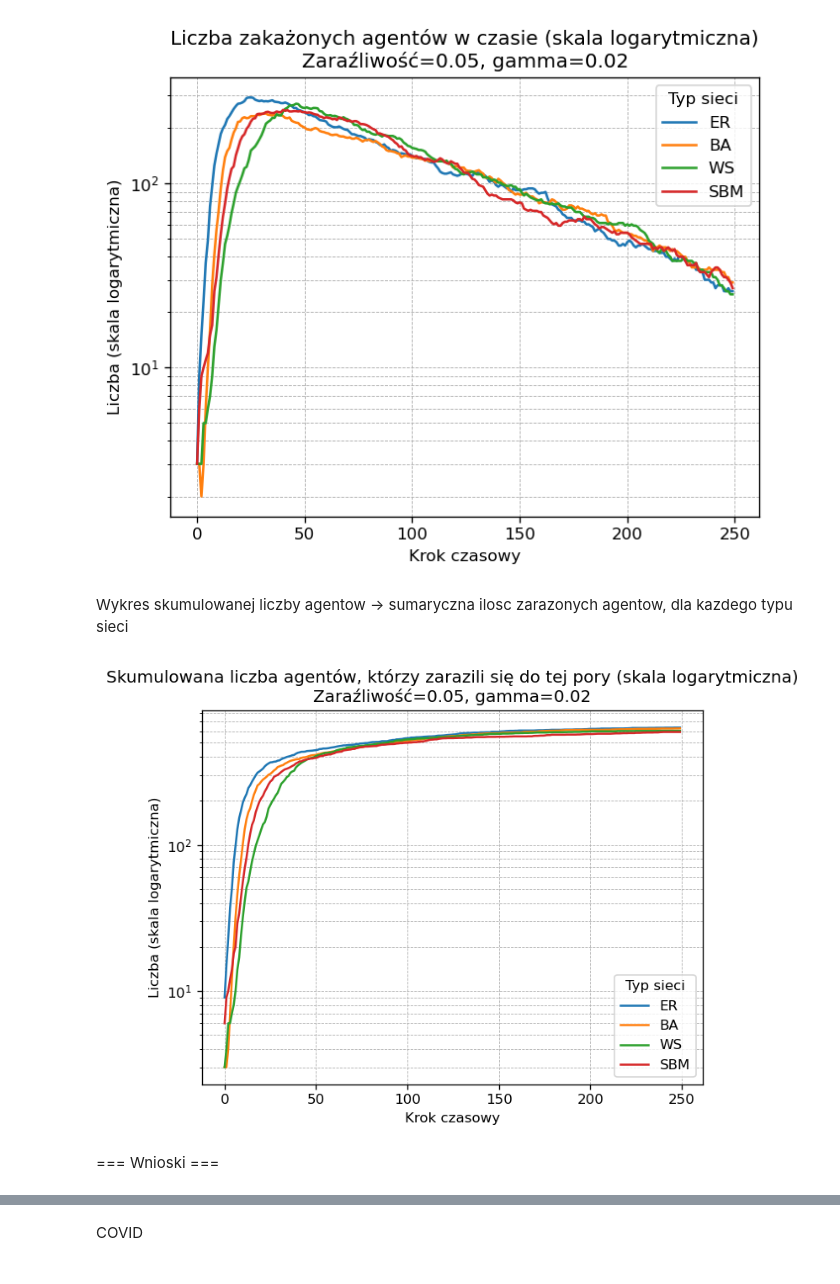
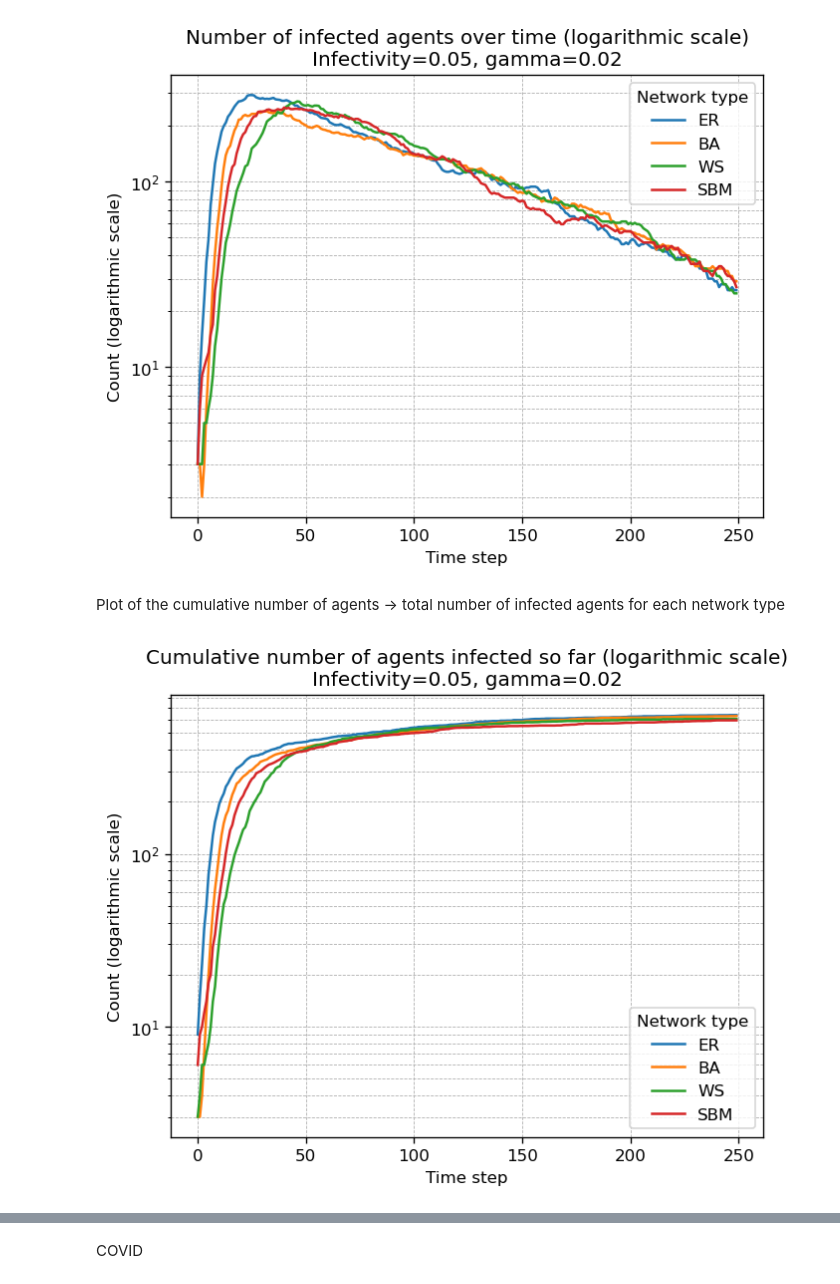
Before and after one commit to magmatti/agentic-epidemic-model, a Jupyter notebook: agentic_epidemic_model.ipynb, the cells around one changed output, grey strips where cells are left out. Saved outputs shown, nothing was run; the diff lists cells and outputs as text; code cells hidden in the pictures.

Commit message:
comments cleanup + plots legends cleanup

```diff
--- a/agentic_epidemic_model.ipynb
+++ b/agentic_epidemic_model.ipynb
@@ -318,9 +315,9 @@ def make_gif_for_network(
 
     color_map = {SUSC: "tab:blue", INF: "tab:red", REC: "tab:green"}
     legend_elements = [
-        Patch(facecolor="tab:blue", label="Podatni (S)"),
-        Patch(facecolor="tab:red", label="Zakażeni (I)"),
-        Patch(facecolor="tab:green", label="Ozdrowiali (R)")
+        Patch(facecolor="tab:blue", label="Susceptible (S)"),
+        Patch(facecolor="tab:red", label="Infected (I)"),
+        Patch(facecolor="tab:green", label="Recovered (R)")
     ]
 
     fig, ax = plt.subplots(figsize=(7, 6), dpi=FIG_DPI)
@@ -340,11 +337,13 @@ def make_gif_for_network(
         i_cnt = int(np.sum(st == INF))
         r_cnt = int(np.sum(st == REC))
 
-        ax.set_title(f"Epidemia SIR | sieć={network_type} | zaraźliwość={virus_infectivity} | klatka {i+1}/{len(frames_states)}")
+        ax.set_title(
+            f"SIR epidemic | network={network_type} | infectivity={virus_infectivity} | frame {i+1}/{len(frames_states)}"
+        )
         ax.legend(handles=legend_elements, loc="upper right", frameon=True)
         ax.text(
             0.02, 0.02,
-            f"Podatni (S): {s_cnt}\nZakażeni (I): {i_cnt}\nOzdrowiali (R): {r_cnt}",
+            f"Susceptible (S): {s_cnt}\nInfected (I): {i_cnt}\nRecovered (R): {r_cnt}",
             transform=ax.transAxes,
             fontsize=10,
             verticalalignment="bottom",
@@ -426,35 +425,34 @@ for nt in NETWORK_TYPES:
     t = np.arange(len(I))
     plt.semilogy(t, safe_log_values(I), label=f"{nt}")
 
-plt.title(f"Liczba zakażonych agentów w czasie (skala logarytmiczna)\nZaraźliwość={VIRUS_INFECTIVITY}, gamma={GAMMA}")
-plt.xlabel("Krok czasowy")
-plt.ylabel("Liczba (skala logarytmiczna)")
-plt.legend(title="Typ sieci")
+plt.title(f"Number of infected agents over time (logarithmic scale)\nInfectivity={VIRUS_INFECTIVITY}, gamma={GAMMA}")
+plt.xlabel("Time step")
+plt.ylabel("Count (logarithmic scale)")
+plt.legend(title="Network type")
 plt.grid(True, which="both", linestyle="--", linewidth=0.5)
 plt.show()
 # %% [output]
-[figure, old version]
+[figure, new version]
 # %% [markdown]
-Wykres skumulowanej liczby agentow -> sumaryczna ilosc zarazonych agentow, dla kazdego typu sieci
+Plot of the cumulative number of agents -> total number of infected agents for each network type
 # %%
 def safe_log_values(x, eps=EPS_LOG):
     return np.asarray(x, dtype=float) + eps
 
 plt.figure(dpi=FIG_DPI)
 
 for nt in NETWORK_TYPES:
     new_inf = SIM_RESULTS[nt]["new_infections"]
-    cumulative = np.cumsum(new_inf) + N_INIT_INFECTED  # uwzględniamy zakażonych na starcie
+    # including infected agents on start
+    cumulative = np.cumsum(new_inf) + N_INIT_INFECTED
     t = np.arange(len(cumulative))
     plt.semilogy(t, safe_log_values(cumulative), label=f"{nt}")
 
-plt.title(f"Skumulowana liczba agentów, którzy zarazili się do tej pory (skala logarytmiczna)\nZaraźliwość={VIRUS_INFECTIVITY}, gamma={GAMMA}")
-plt.xlabel("Krok czasowy")
-plt.ylabel("Liczba (skala logarytmiczna)")
-plt.legend(title="Typ sieci")
+plt.title(f"Cumulative number of agents infected so far (logarithmic scale)\nInfectivity={VIRUS_INFECTIVITY}, gamma={GAMMA}")
+plt.xlabel("Time step")
+plt.ylabel("Count (logarithmic scale)")
+plt.legend(title="Network type")
 plt.grid(True, which="both", linestyle="--", linewidth=0.5)
 plt.show()
 # %% [output]
-[figure, old version]
+[figure, new version]
-# %% [markdown]
-=== Wnioski ===
```
Also changed, not shown: parts of 35 cells of this notebook, 16 other files.
